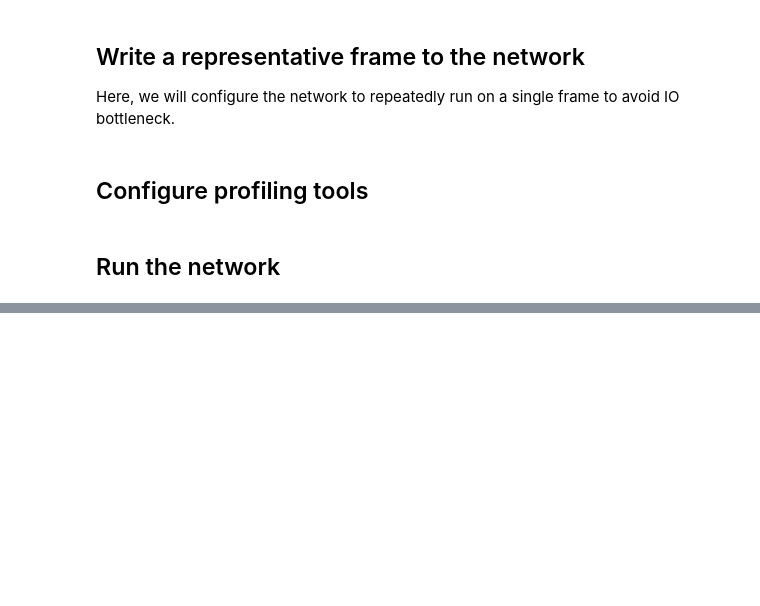
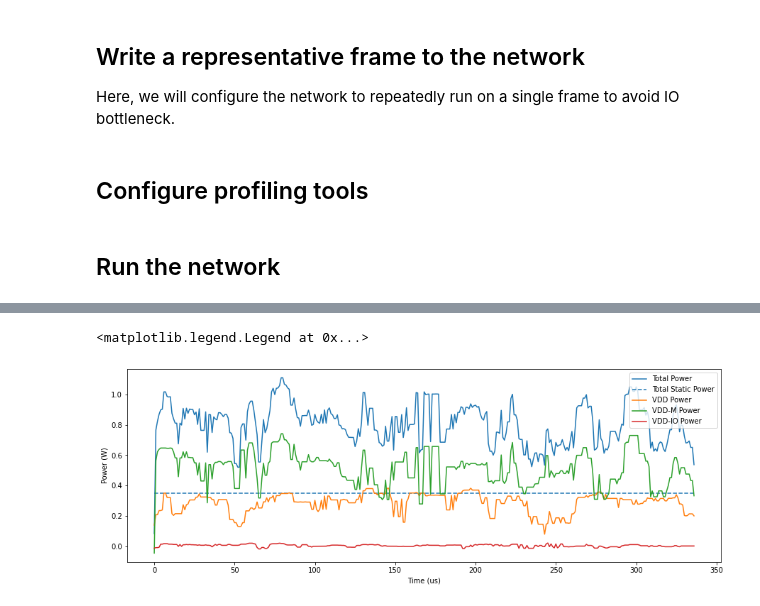
Before and after one commit to lava-nc/lava-dl, a Jupyter notebook: tutorials/lava/lib/dl/netx/pilotnet_snn/benchmark.ipynb, the cells around one changed output, grey strips where cells are left out. Cells and saved outputs as stored; diff of their text form; code cells hidden in the pictures; blank space fills up the shorter version.

```diff
--- a/tutorials/lava/lib/dl/netx/pilotnet_snn/benchmark.ipynb
+++ b/tutorials/lava/lib/dl/netx/pilotnet_snn/benchmark.ipynb
@@ -108,0 +154,9 @@ plt.legend()
+# %%
+# power measurements
+time_stamp = power_logger.time_stamp
+vdd_p = power_logger.vdd_power  # neurocore power
+vddm_p = power_logger.vddm_power  # memory power
+vddio_p = power_logger.vddio_power  # IO power
+total_power = vdd_p + vddm_p + vddio_p
+num_measurements = len(vdd_p)
+time = time_stamp * total_inference_time / time_stamp.max()
@@ -108,0 +165,16 @@ plt.legend()
+# %%
+num_chips = 1
+if Loihi2.partition in ['kp', 'kp_stack', 'kp_build']:
+    num_chips = 8
+
+# per chip static power
+static_total_power = power_logger.static_total_power / num_chips
+static_vdd_p = power_logger.static_vdd_power / num_chips
+static_vddm_p = power_logger.static_vddm_power / num_chips
+static_vddio_p = power_logger.static_vddio_power / num_chips
+
+# compensate for static power of multiple chip
+total_power -= (num_chips - 1) * static_total_power
+vdd_p -= (num_chips - 1) * static_vdd_p
+vddm_p -= (num_chips - 1) * static_vddm_p
+vddio_p -= (num_chips - 1) * static_vddio_p
@@ -108,0 +207,19 @@ plt.legend()
+# %%
+fig, ax = plt.subplots(figsize=(15, 5))
+color = next(ax._get_lines.prop_cycler)['color']
+ax.plot(total_power, color=color, label='Total Power')
+ax.plot(np.zeros_like(total_power)
+        + static_total_power,
+        linestyle='--', color=color, label='Total Static Power')
+color = next(ax._get_lines.prop_cycler)['color']
+ax.plot(vdd_p, color=color, label='VDD Power')
+color = next(ax._get_lines.prop_cycler)['color']
+ax.plot(vddm_p, color=color, label='VDD-M Power')
+color = next(ax._get_lines.prop_cycler)['color']
+ax.plot(vddio_p, color=color, label='VDD-IO Power')
+ax.set_ylabel('Power (W)')
+ax.set_xlabel('Time (us)')
+ax.legend()
+# %% [output]
+<matplotlib.legend.Legend at 0x...>
+[figure, added]
```
Also changed, not shown: parts of 17 cells of this notebook.
